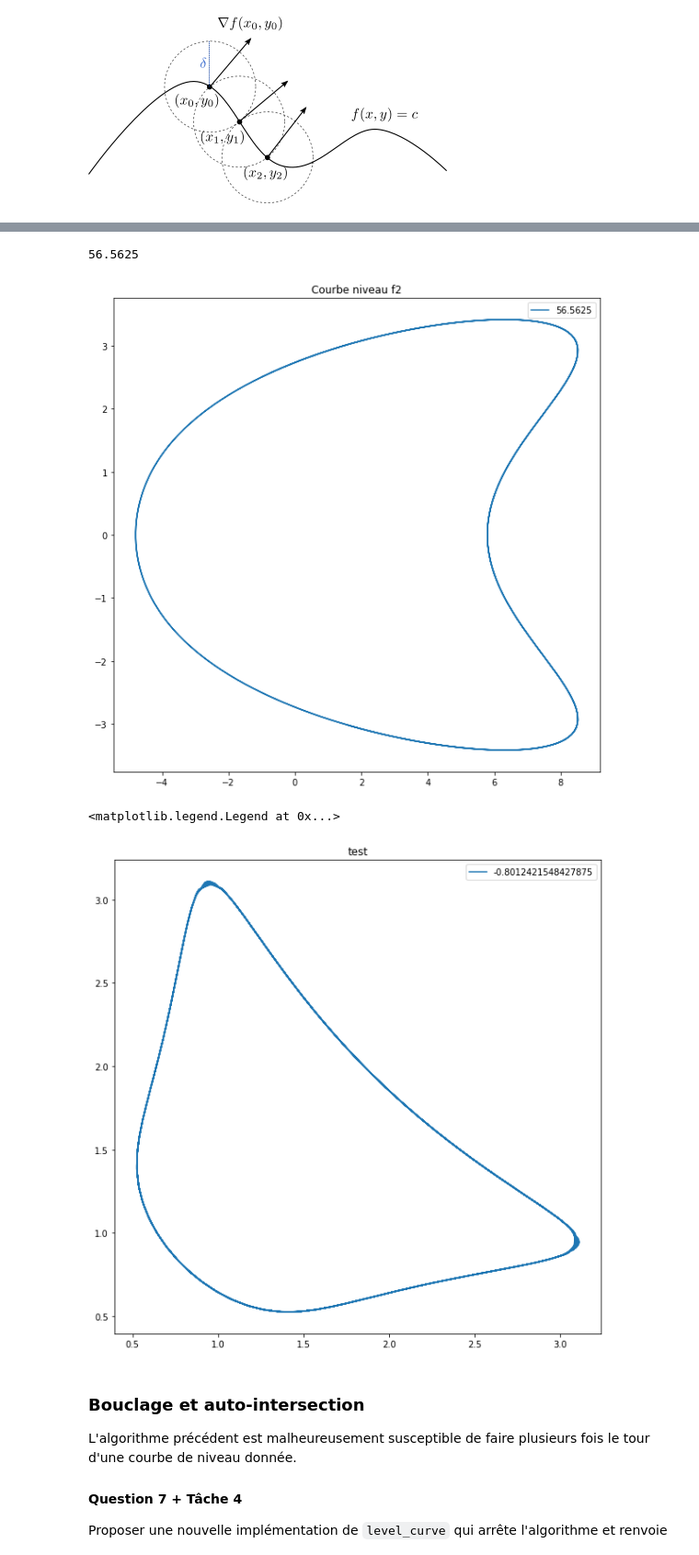
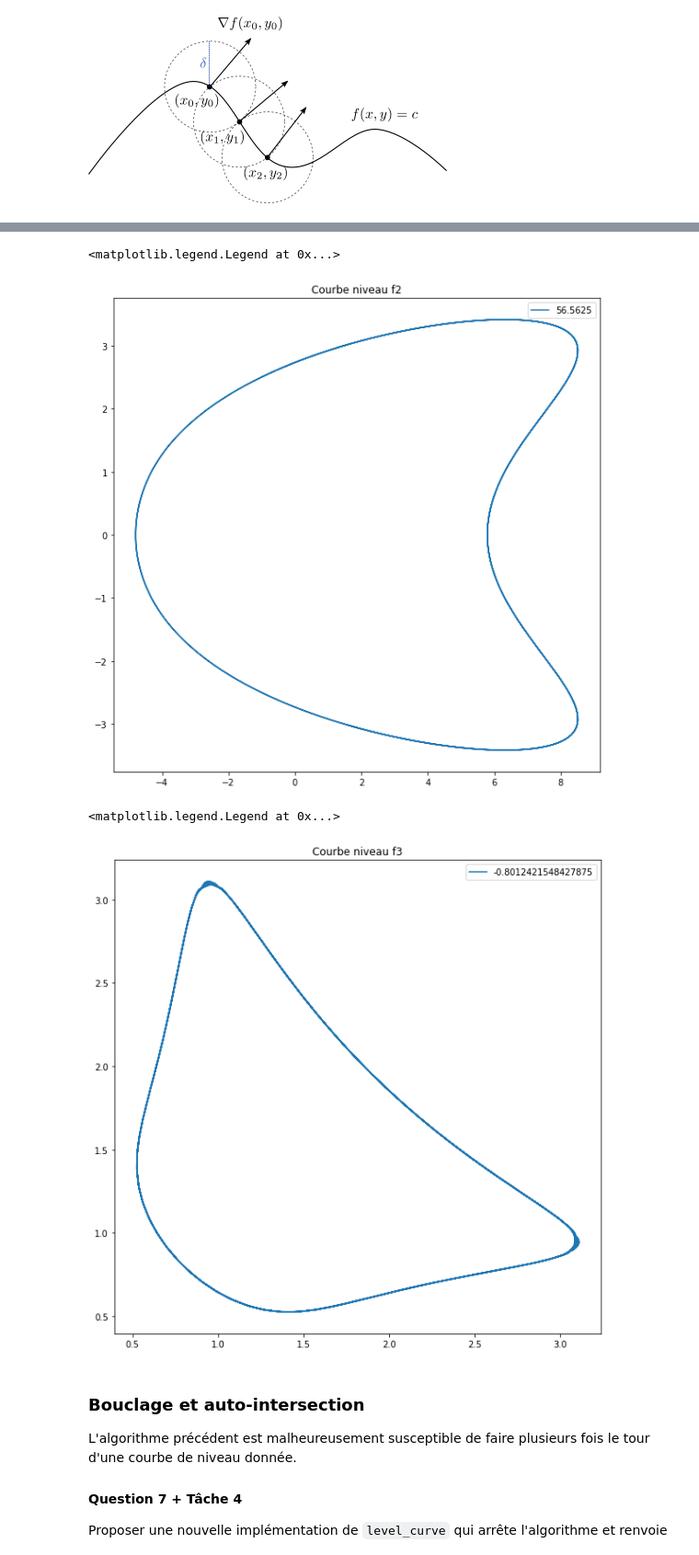
Before and after one commit to guillaumerichard2020/Projet-maths-1, a Jupyter notebook: Courbes de niveau - Enoncé.ipynb, the cells around one changed output, grey strips where cells are left out. Shown at 92% size. Drawn from its saved outputs; the diff is of its cells as text; code cells hidden in the pictures.

```diff
--- a/Courbes de niveau - Enoncé.ipynb
+++ b/Courbes de niveau - Enoncé.ipynb
@@ -439,19 +439,18 @@ test=level_curve(f2, -1.0, 2.5, 0.1, 1000)
 plt.title('Courbe niveau f2')
 plt.plot(test[0],test[1], label=f2(-1.0, 2.5))
 plt.legend()
-f2(-1.0, 2.5)
 # %% [output]
-56.5625
+<matplotlib.legend.Legend at 0x...>
 [figure]
 # %%
 test=level_curve(f3, 0.8, 0.8, 0.1, 1000)
 
-plt.title('test')
+plt.title('Courbe niveau f3')
 plt.plot(test[0],test[1], label=f3(0.8,0.8))
 plt.legend()
 # %% [output]
 <matplotlib.legend.Legend at 0x...>
-[figure, old version]
+[figure, new version]
 # %% [markdown]
 ### Bouclage et auto-intersection
 
```
Also changed, not shown: parts of 13 cells of this notebook.
